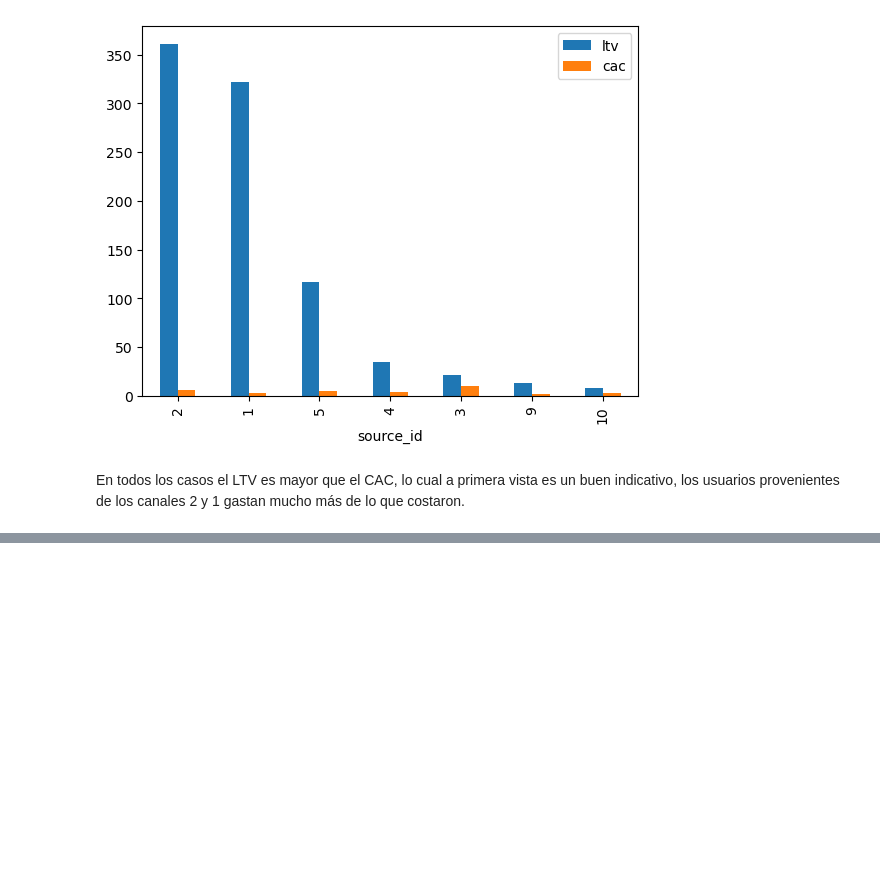
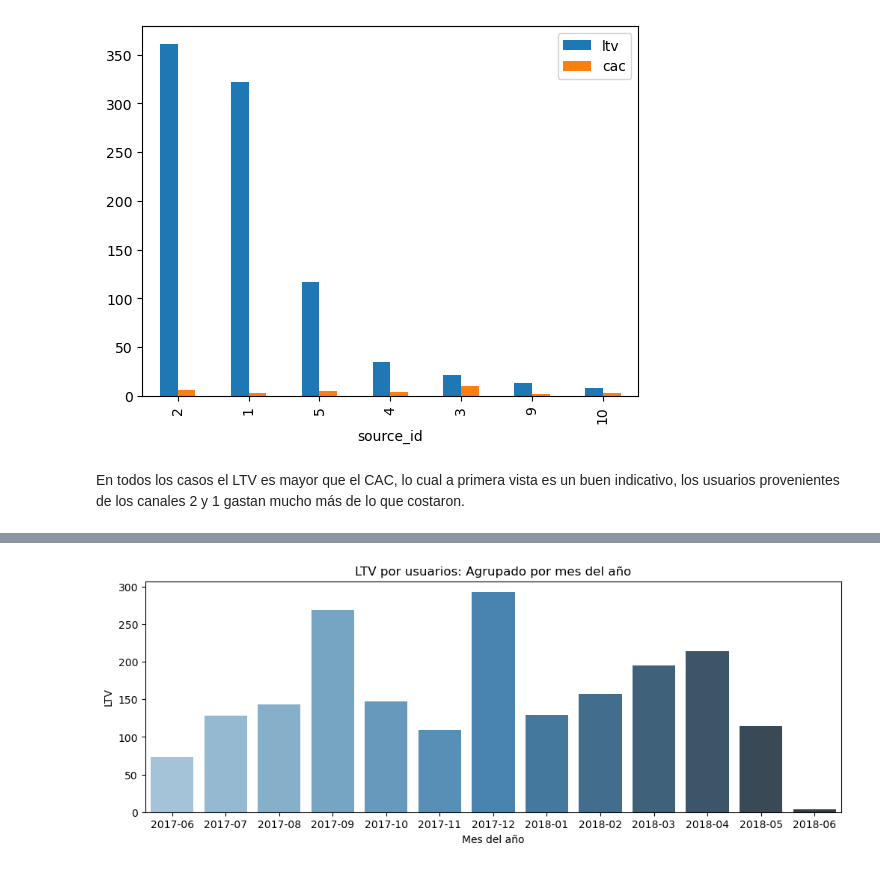
Before and after one commit to Sanlc10/showz_marketing_performance_analysis, a Jupyter notebook: Notebooks/EDA.ipynb, the cells around one changed output, grey strips where cells are left out. Cells and saved outputs as stored; diff of their text form; code cells hidden in the pictures; blank space fills up the shorter version.

```diff
--- a/Notebooks/EDA.ipynb
+++ b/Notebooks/EDA.ipynb
@@ -655,0 +732,4 @@ En todos los casos el LTV es mayor que el CAC, lo cual a primera vista es un bue
+# %%
+#Primero convertimos la columna order_month a tipo datetime de mes.
+merged_df['order_month'] = pd.to_datetime(merged_df['order_date']).dt.to_period('M')
+merged_df.dtypes
@@ -655,0 +747,16 @@ En todos los casos el LTV es mayor que el CAC, lo cual a primera vista es un bue
+# %%
+#Ahora vamos a calcular el LTV mensual.
+
+#Agrupamos por mes para calcular el LTV.
+ltv_by_month = merged_df.groupby('order_month').agg({
+    'revenue': 'sum',
+    'uid': pd.Series.nunique
+})
+#Calculamos el LTV
+ltv_by_month['ltv'] = ltv_by_month['revenue'] / ltv_by_month['uid']
+
+#Damos formato al DataFrame.
+ltv_by_month = ltv_by_month.reset_index()
+ltv_by_month.columns = ['order_month', 'revenue', 'users_count', 'ltv']
+
+ltv_by_month
@@ -655,0 +778,10 @@ En todos los casos el LTV es mayor que el CAC, lo cual a primera vista es un bue
+# %%
+#Vamos a visualizar el ltv de los usuarios, por mes.
+plt.figure(figsize=(12, 4))
+sns.barplot(data=ltv_by_month, x='order_month', y='ltv', palette='Blues_d', hue='order_month')
+plt.title('LTV por usuarios: Agrupado por mes del año')
+plt.xlabel('Mes del año')
+plt.ylabel('LTV')
+plt.show()
+# %% [output]
+[figure, added]
```
Also changed, not shown: parts of 20 cells of this notebook.
